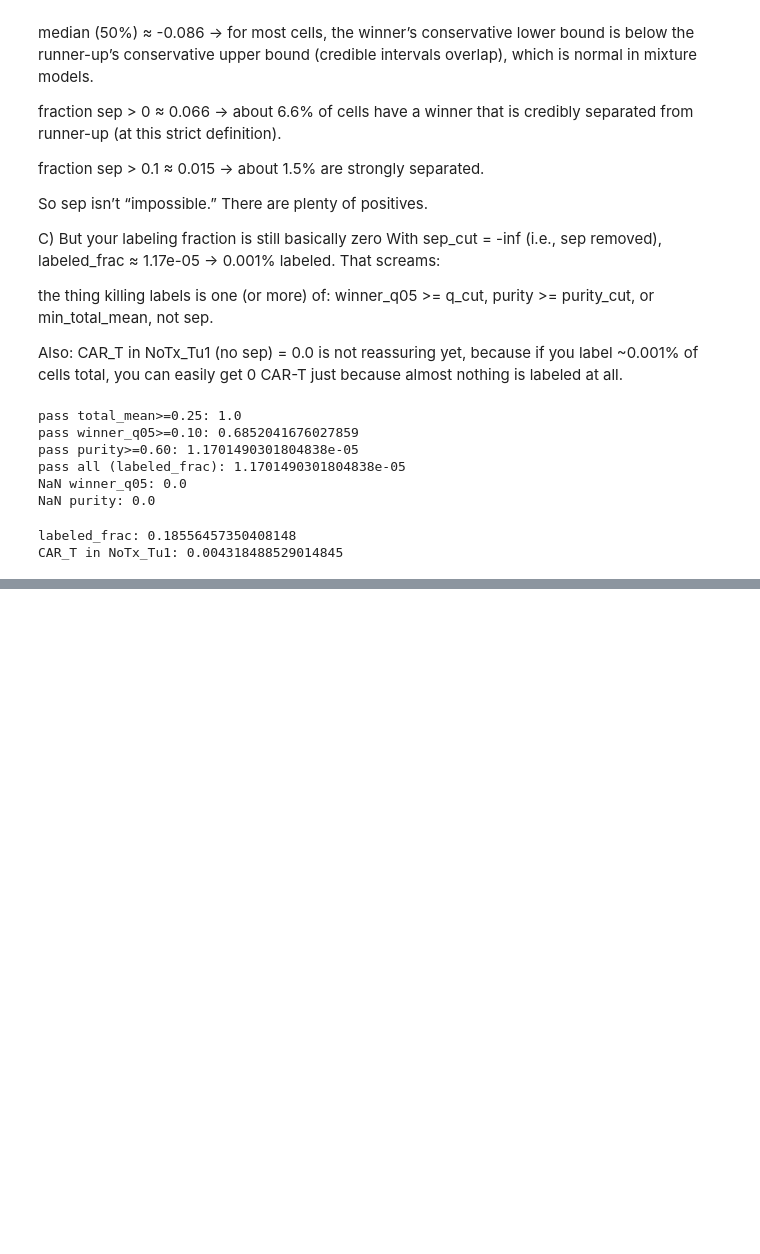
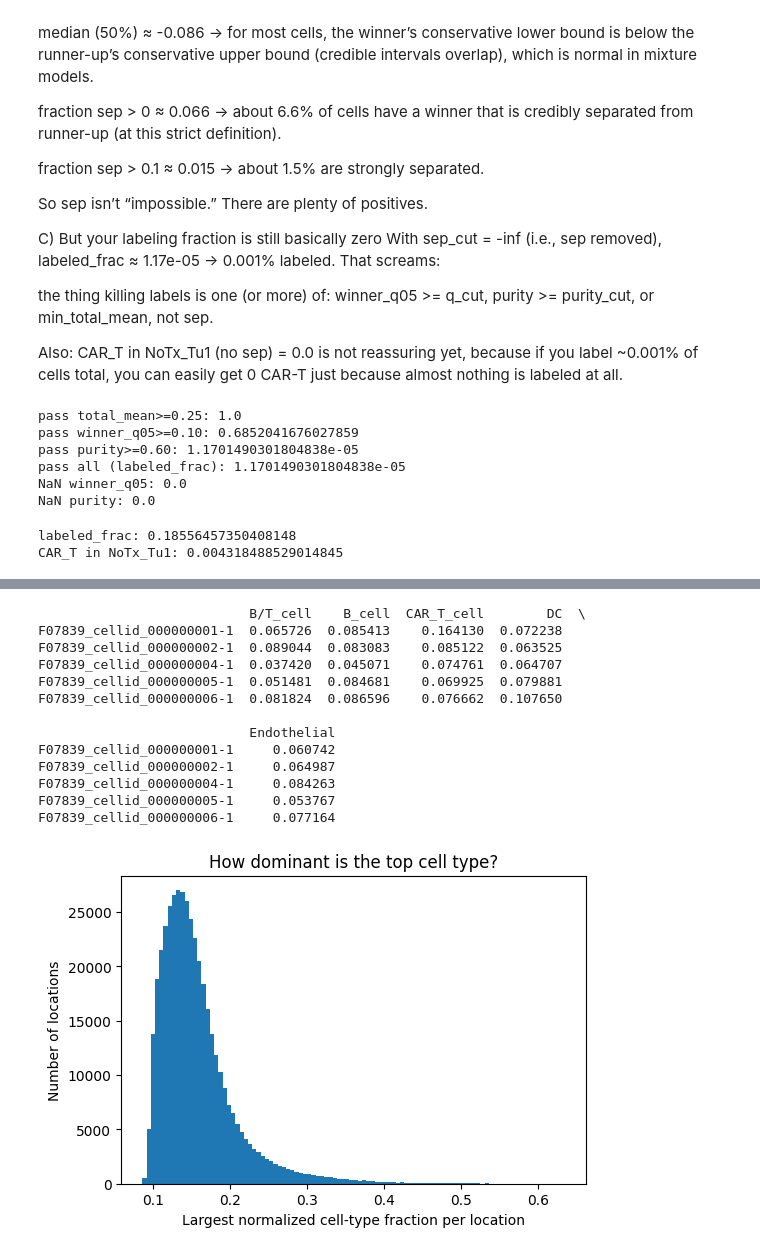
Before and after one commit to Li-Lab-COH/Spatial_CAR_T, a Jupyter notebook: CellTypeAnnotation/Processing_c2l.ipynb, the cells around one changed output, grey strips where cells are left out. Cells and saved outputs as stored; diff of their text form; code cells hidden in the pictures; blank space fills up the shorter version.

```diff
--- a/CellTypeAnnotation/Processing_c2l.ipynb
+++ b/CellTypeAnnotation/Processing_c2l.ipynb
@@ -1261,0 +1292,26 @@ CAR_T in NoTx_Tu1: 0.004318488529014845
+# %%
+rel_df = means_df.div(means_df.sum(axis=1).replace(0, np.nan), axis=0)
+
+print(rel_df.iloc[:5, :5])
+
+plt.figure(figsize=(6,4))
+plt.hist(rel_df.max(axis=1), bins=100)
+plt.xlabel("Largest normalized cell-type fraction per location")
+plt.ylabel("Number of locations")
+plt.title("How dominant is the top cell type?")
+plt.show()
+# %% [output]
+                           B/T_cell    B_cell  CAR_T_cell        DC  \
+F07839_cellid_000000001-1  0.065726  0.085413    0.164130  0.072238
+F07839_cellid_000000002-1  0.089044  0.083083    0.085122  0.063525
+F07839_cellid_000000004-1  0.037420  0.045071    0.074761  0.064707
+F07839_cellid_000000005-1  0.051481  0.084681    0.069925  0.079881
+F07839_cellid_000000006-1  0.081824  0.086596    0.076662  0.107650
+
+                           Endothelial
+F07839_cellid_000000001-1     0.060742
+F07839_cellid_000000002-1     0.064987
+F07839_cellid_000000004-1     0.084263
+F07839_cellid_000000005-1     0.053767
+F07839_cellid_000000006-1     0.077164
+[figure, added]
```
Also changed, not shown: parts of 5 cells of this notebook, 3 other files.
